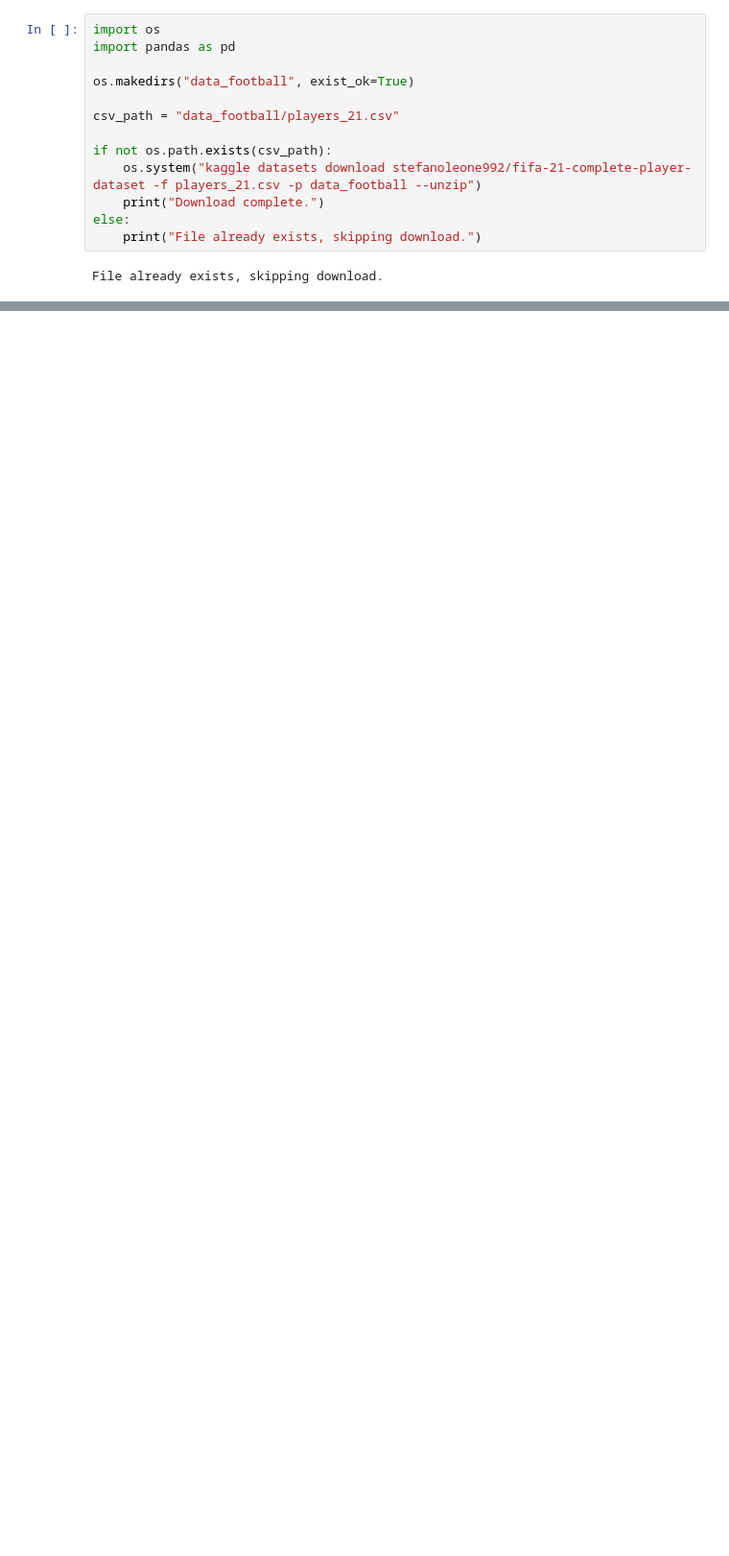
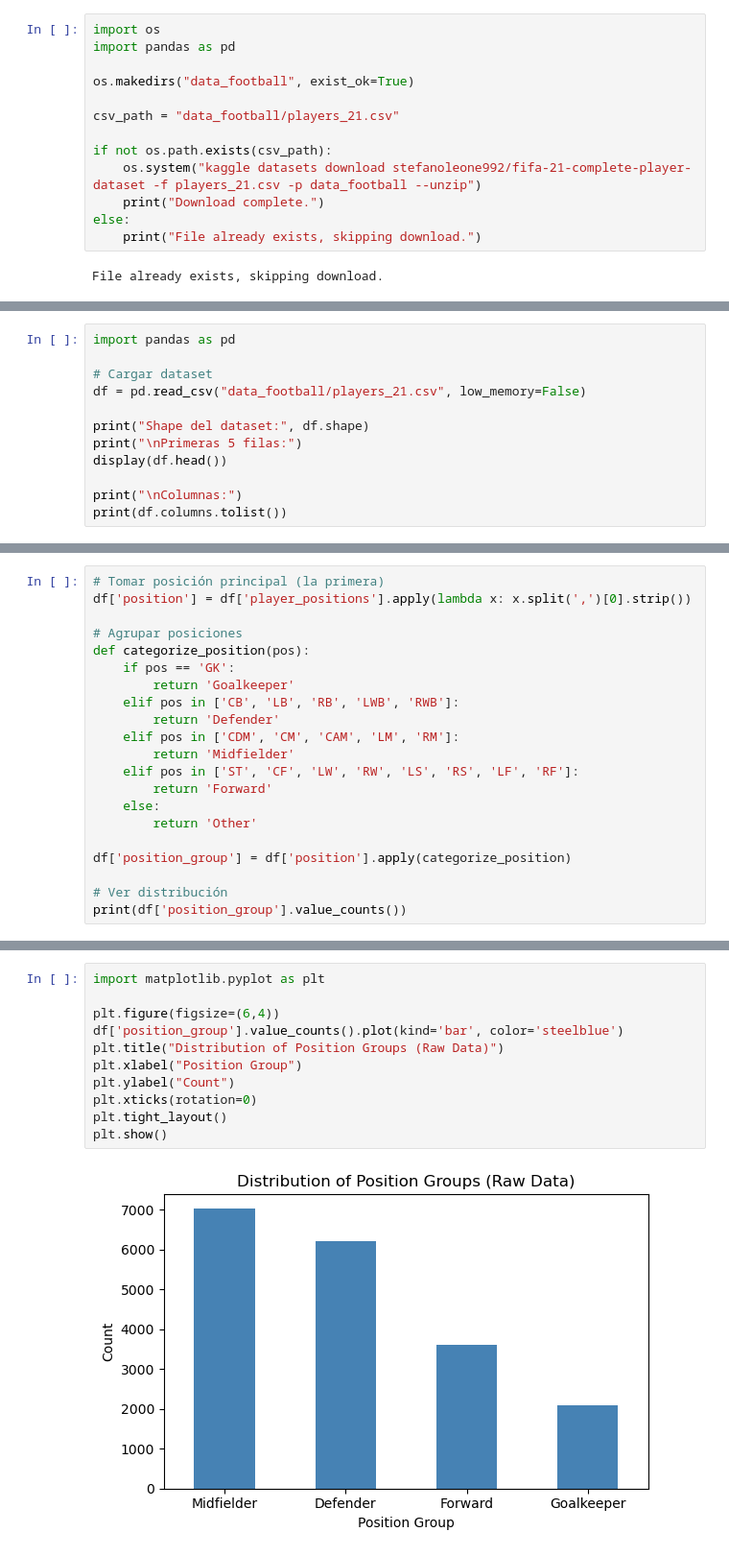
Before and after one commit to Testin33/Data-Mining-Midterm-Project, a Jupyter notebook: bpn_football.ipynb, the cells around one changed output, grey strips where cells are left out. Shown at 96% size. Cells and saved outputs as stored; diff of their text form; blank space fills up the shorter version.

```diff
--- a/bpn_football.ipynb
+++ b/bpn_football.ipynb
@@ -46,0 +49,12 @@ print
+# %%
+import pandas as pd
+
+# Cargar dataset
+df = pd.read_csv("data_football/players_21.csv", low_memory=False)
+
+print("Shape del dataset:", df.shape)
+print("\nPrimeras 5 filas:")
+display(df.head())
+
+print("\nColumnas:")
+print(df.columns.tolist())
@@ -46,0 +76,21 @@ print
+# %%
+# Tomar posición principal (la primera)
+df['position'] = df['player_positions'].apply(lambda x: x.split(',')[0].strip())
+
+# Agrupar posiciones
+def categorize_position(pos):
+    if pos == 'GK':
+        return 'Goalkeeper'
+    elif pos in ['CB', 'LB', 'RB', 'LWB', 'RWB']:
+        return 'Defender'
+    elif pos in ['CDM', 'CM', 'CAM', 'LM', 'RM']:
+        return 'Midfielder'
+    elif pos in ['ST', 'CF', 'LW', 'RW', 'LS', 'RS', 'LF', 'RF']:
+        return 'Forward'
+    else:
+        return 'Other'
+
+df['position_group'] = df['position'].apply(categorize_position)
+
+# Ver distribución
+print(df['position_group'].value_counts())
@@ -46,0 +141,13 @@ print
+# %%
+import matplotlib.pyplot as plt
+
+plt.figure(figsize=(6,4))
+df['position_group'].value_counts().plot(kind='bar', color='steelblue')
+plt.title("Distribution of Position Groups (Raw Data)")
+plt.xlabel("Position Group")
+plt.ylabel("Count")
+plt.xticks(rotation=0)
+plt.tight_layout()
+plt.show()
+# %% [output]
+[figure, added]
```
Also changed, not shown: parts of 51 cells of this notebook.
